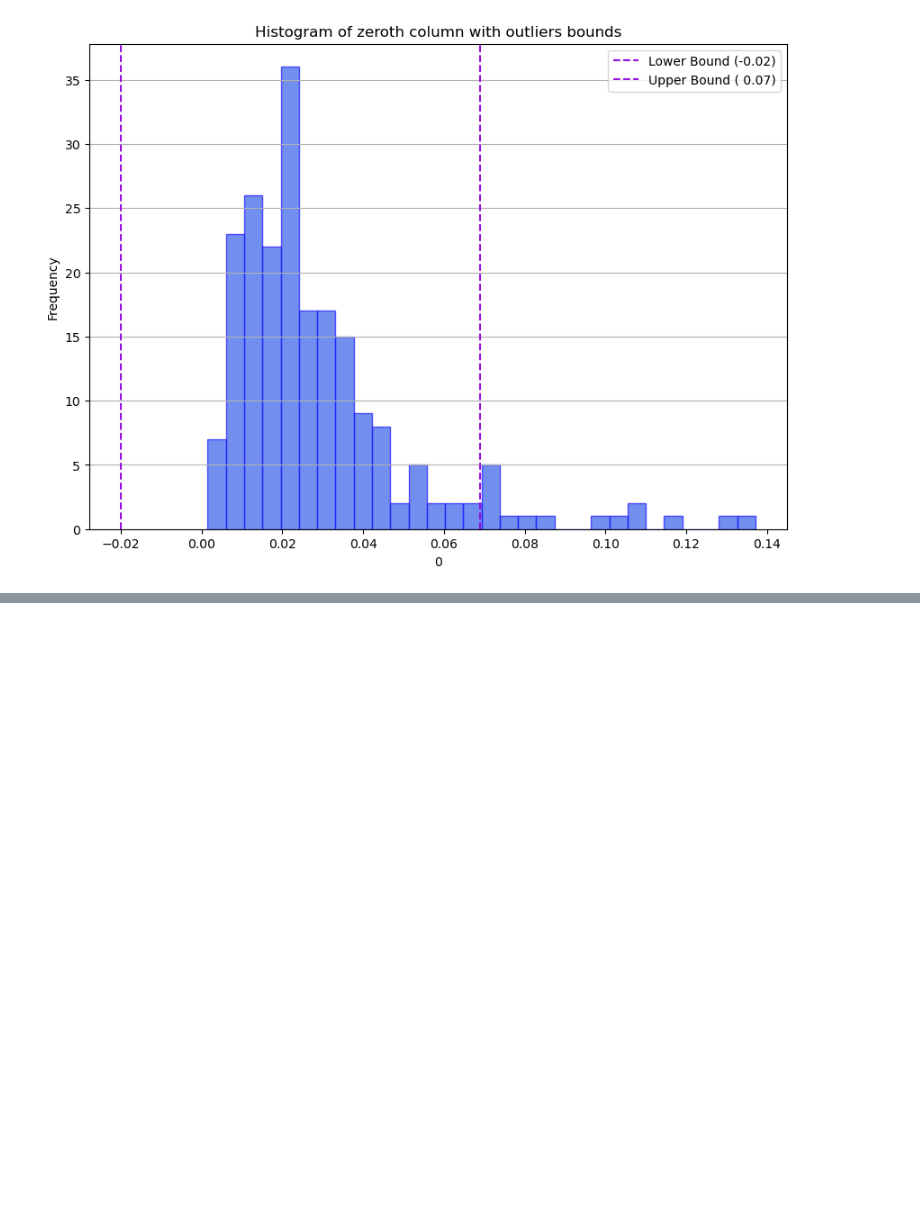
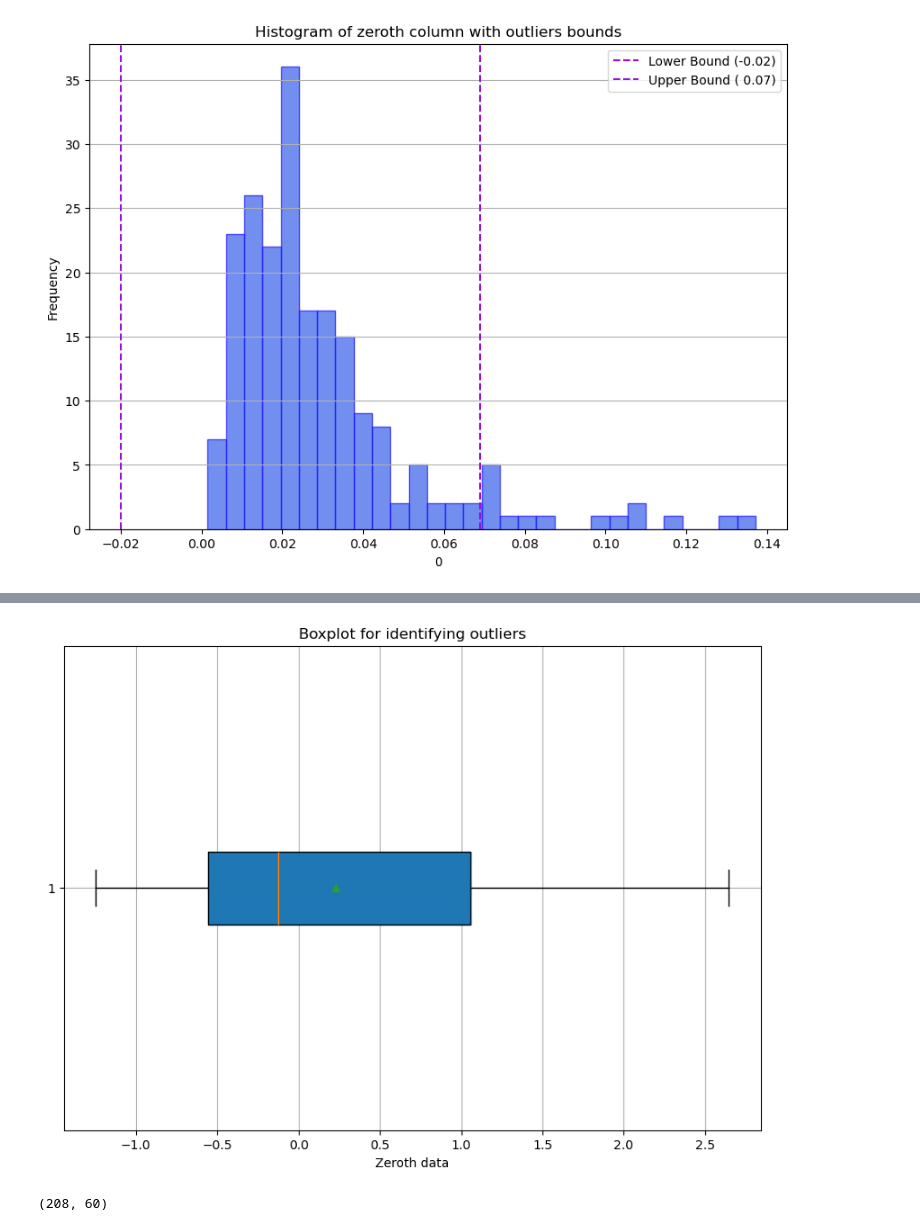
Before and after one commit to Malinda1/Rock_and_mine_prediction_through_neural_network, a Jupyter notebook: Rock_and_Mine_prediction.ipynb, the cells around one changed output, grey strips where cells are left out. Saved outputs shown, nothing was run; the diff lists cells and outputs as text; code cells hidden in the pictures; blank space fills up the shorter version.

```diff
--- a/Rock_and_Mine_prediction.ipynb
+++ b/Rock_and_Mine_prediction.ipynb
@@ -107,0 +139,24 @@ plt.show()
+# %%
+from sklearn.preprocessing import RobustScaler
+
+scaler = RobustScaler()
+
+df_oulier_scaled = scaler.fit_transform(data01.iloc[:, :-1])
+# %%
+plt.figure(figsize = (10, 7))
+
+plt.boxplot(df_oulier_scaled[1],
+           vert = False,
+            patch_artist = True,
+            showmeans = True
+           )
+plt.title('Boxplot for identifying outliers')
+plt.xlabel('Zeroth data')
+plt.grid(True)
+plt.show()
+# %% [output]
+[figure, added]
+# %%
+df_oulier_scaled.shape
+# %% [output]
+(208, 60)
```
Also changed, not shown: parts of 8 cells of this notebook.
